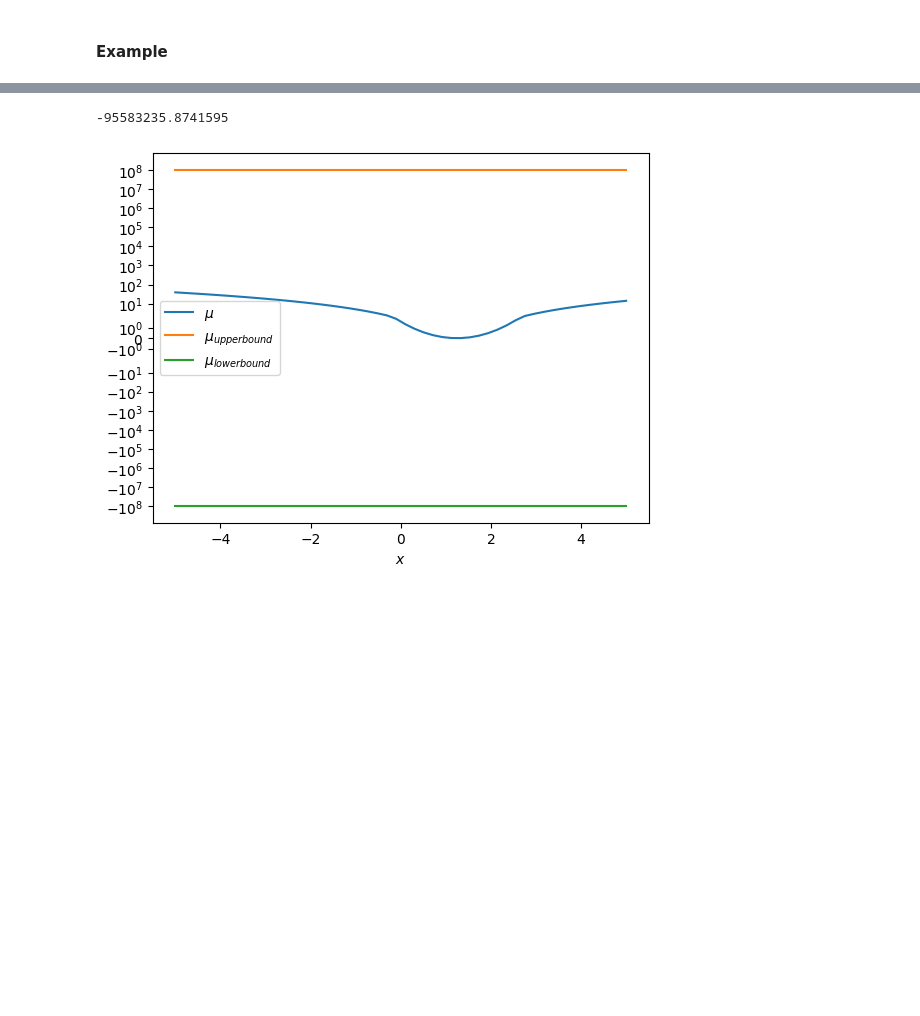
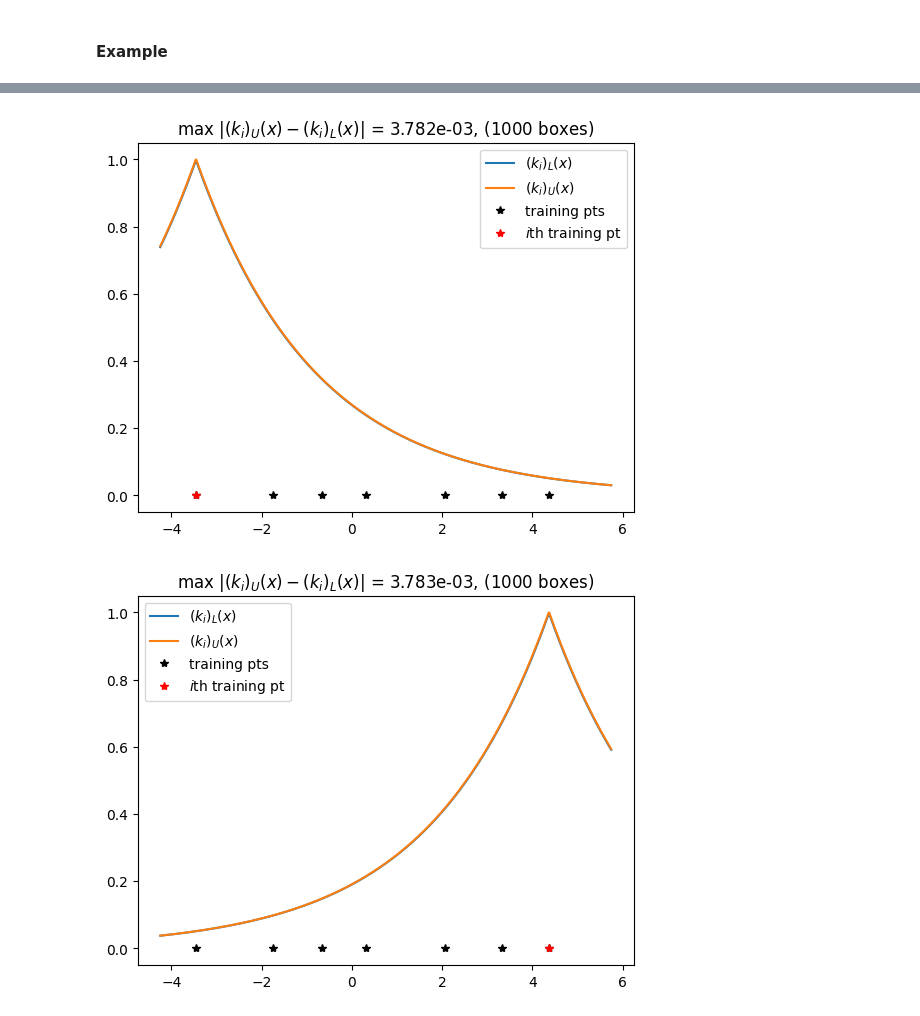
Before and after one commit to llnl/hiop, a Jupyter notebook: src/Drivers/hiopbbpy/BODemoNLP-Tucker.ipynb, the cells around one changed output, grey strips where cells are left out. Drawn from its saved outputs; the diff is of its cells as text; code cells hidden in the pictures; blank space fills up the shorter version.

```diff
--- a/src/Drivers/hiopbbpy/BODemoNLP-Tucker.ipynb
+++ b/src/Drivers/hiopbbpy/BODemoNLP-Tucker.ipynb
@@ -197,51 +156,14 @@ max |kL(witness) - kL(ker_bounds)| = 0.0
-# %%
-mu_L
-# %% [output]
--95583235.8741595
-# %%
-X = np.linspace(l, u)
-muX = gp_model.mean(X).flatten()
-import matplotlib.pyplot as plt
-plt.plot(X, muX, label=r'$\mu$')
-plt.plot(X, mu_U * np.ones(len(X)), label=r'$\mu_{upper bound}$')
-plt.plot(X, mu_L * np.ones(len(X)), label=r'$\mu_{lower bound}$')
-plt.yscale('symlog')
-plt.xlabel(r'$x$')
-plt.legend()
-plt.show()
-# %% [output]
-[figure, removed]
-# %%
-import numpy as np
-from dataclasses import dataclass
-
-import numpy as np
-from scipy.stats import qmc  # already used by Problem
-
-acq_type = "EI"
-
-problem = QuadraticShift(nx, c=c)
-problem.set_constraints([])  # <-- no constraints for this test
-x_train = problem.sample(n_samples)
-y_train = problem.evaluate(x_train)
-
-gp_model = smtKRG(theta, problem.xlimits, nx)
-gp_model.train(x_train, y_train)
-print(f"GP model trained with theta = {theta}")
-
-solver_options = {"max_iter": 500, "print_level": 2}
-options = {
-          'log_level': 'info',
-          'acquisition_type': acq_type,
-          'acquisition_method': 'bnb',
-          'bo_maxiter': 10,
-          'opt_solver': 'IPOPT',
-          'solver_options': solver_options,
-     }
-
-bo = BOAlgorithm(problem, gp_model, x_train, y_train, options=options)
-bo.optimize()
-
-if hasattr(bo, "best_x"):
-    dist = np.linalg.norm(bo.best_x - problem.x_star)
-    print(f"[Check] ||x_best - x*|| = {dist:.3e}  (x* = {problem.x_star})")
+# %%
+K_bandgaps = [np.linalg.norm(kUs[:,i] - kLs[:,i], np.inf) for i in range(n_samples)]
+
+for i in range(n_samples):
+    plt.plot(midpoints, kLs[:,i], label=r'$(k_i)_L(x)$')
+    plt.plot(midpoints, kUs[:,i], label=r'$(k_i)_U(x)$')
+    plt.plot(x_train[:,0], np.zeros(n_samples), "k*", label=r'training pts')
+    plt.plot(x_train[i,0], np.zeros(1), "r*", label=r'$i$th training pt')
+    plt.legend()
+    plt.title(r"max $|(k_i)_U(x) - (k_i)_L(x)|$ = {0:1.3e}, ({1:d} boxes)".format(K_bandgaps[i], nboxes))
+    plt.show()
+# %% [output]
+[figure, added]
+[figure, added]
```
Also changed, not shown: parts of 9 cells of this notebook, 2 other files.
